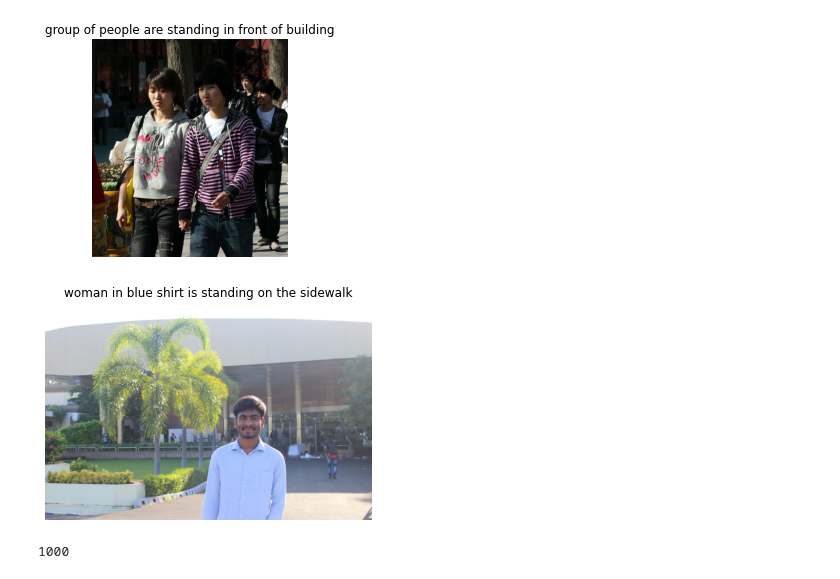
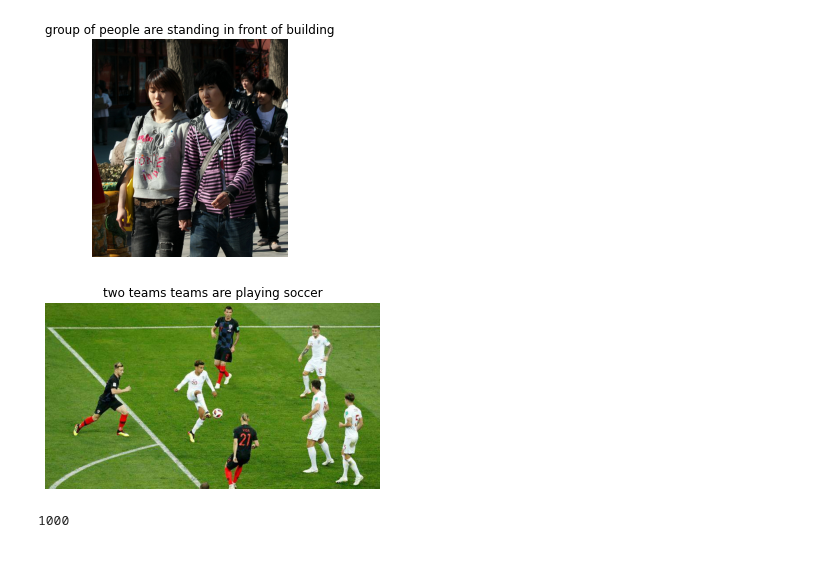
Before and after one commit to Rounak-Bawankule/Image-Caption-Generator, a Jupyter notebook: image caption.ipynb, the cells around one changed output. Drawn from its saved outputs; the diff is of its cells as text; code cells hidden in the pictures.

```diff
--- a/image caption.ipynb
+++ b/image caption.ipynb
@@ -88,12 +89,12 @@ descriptions["1000268201_693b08cb0e"]
  'little girl in pink dress going into wooden cabin']
 # %%
 # Write the data to text file
-with open("descriptions_1.txt","w") as f:
+with open("./storage/descriptions_1.txt","w") as f:
     f.write(str(descriptions))
 # %%
 # vocabulary
 descriptions = None
-with open("descriptions_1.txt",'r') as f:
+with open("./storage/descriptions_1.txt",'r') as f:
     descriptions= f.read()
 
 json_acceptable_string = descriptions.replace("'","\"")
@@ -462,16 +452,16 @@ plt.show()
 # %% [output]
 [figure]
 # %%
-photo = encode_image('test.JPG')
+photo = encode_image('./static/foot.jpg')
 photo = photo.reshape(1,2048)
 caption = predict_caption(photo)
-i = plt.imread("test.JPG")
+i = plt.imread("./static/foot.jpg")
 plt.title(caption)
 plt.imshow(i)
 plt.axis("off")
 plt.show()
 # %% [output]
-[figure, old version]
+[figure, new version]
 # %%
 # count = 0
 # for i,j in encoding_test.items():
```
Also changed, not shown: parts of 15 cells of this notebook, 2 other files.
